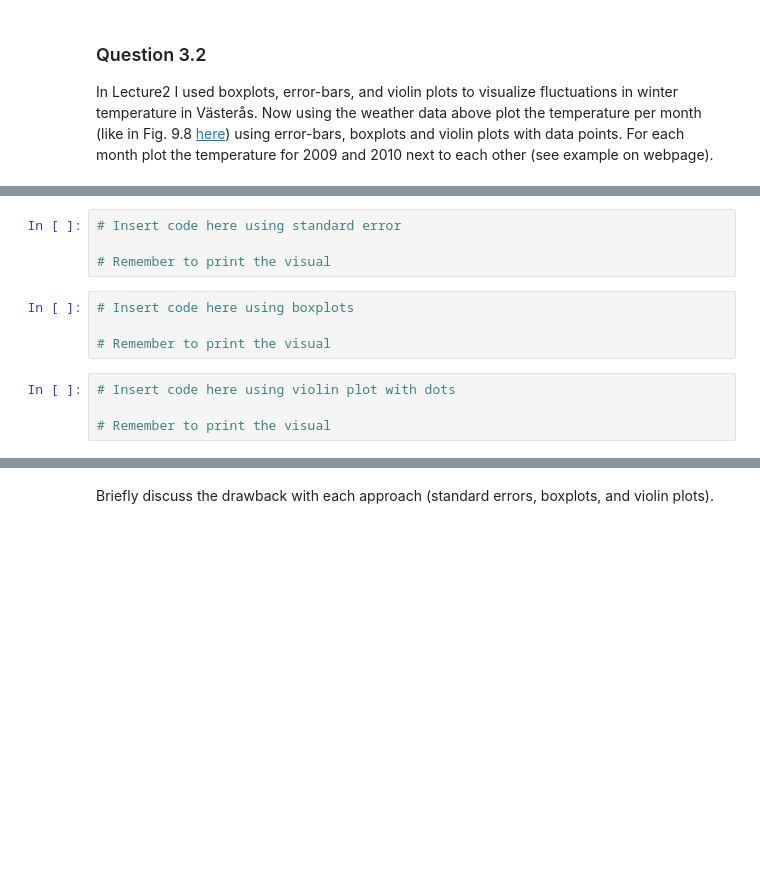
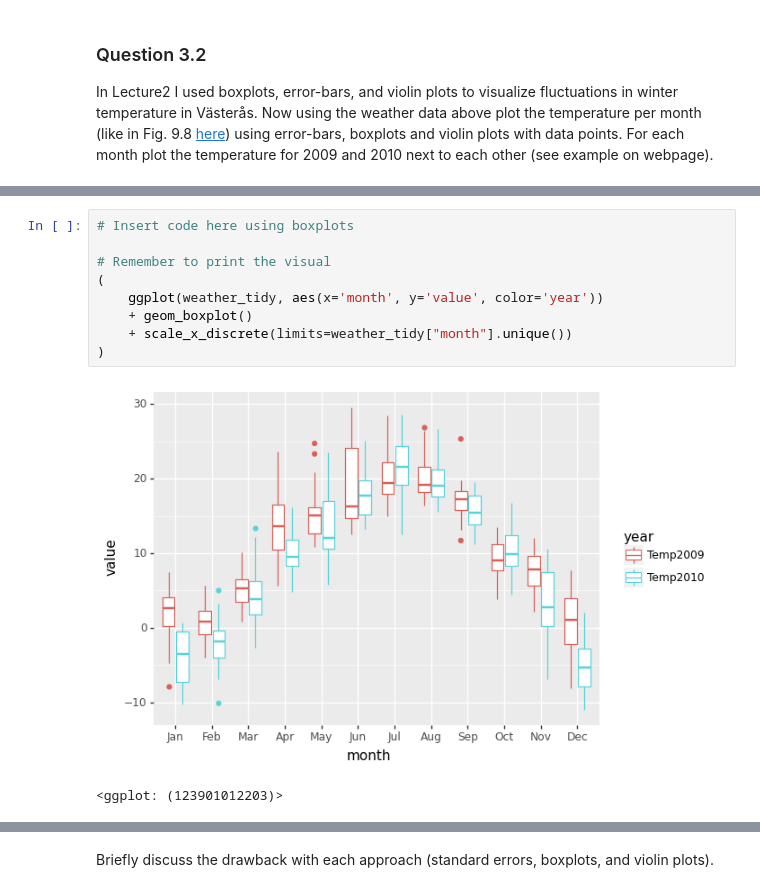
Before and after one commit to AxelEiman/SciVis, a Jupyter notebook: HW1/Homework1.ipynb, the cells around one changed output, grey strips where cells are left out. Drawn from its saved outputs; the diff is of its cells as text; blank space fills up the shorter version.

```diff
--- a/HW1/Homework1.ipynb
+++ b/HW1/Homework1.ipynb
@@ -190,12 +201,12 @@ In Lecture2 I used boxplots, error-bars, and violin plots to visualize fluctuati
 # %%
-# Insert code here using standard error
+# Insert code here using boxplots
 
 # Remember to print the visual
+(
+    ggplot(weather_tidy, aes(x='month', y='value', color='year'))
+    + geom_boxplot()
+    + scale_x_discrete(limits=weather_tidy["month"].unique())
+)
+# %% [output]
+[figure, added]
+<ggplot: (123901012203)>
-# %%
-# Insert code here using boxplots
-
-# Remember to print the visual
-# %%
-# Insert code here using violin plot with dots
-
-# Remember to print the visual
```
Also changed, not shown: parts of 4 cells of this notebook.
